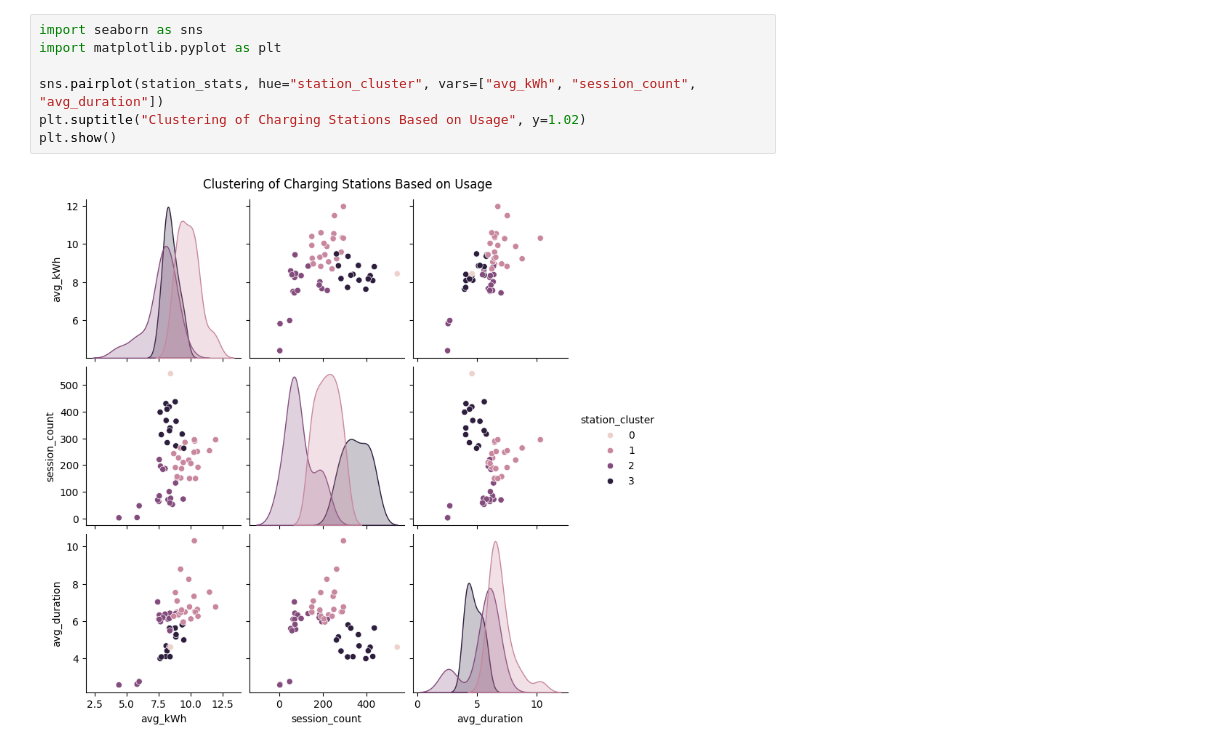
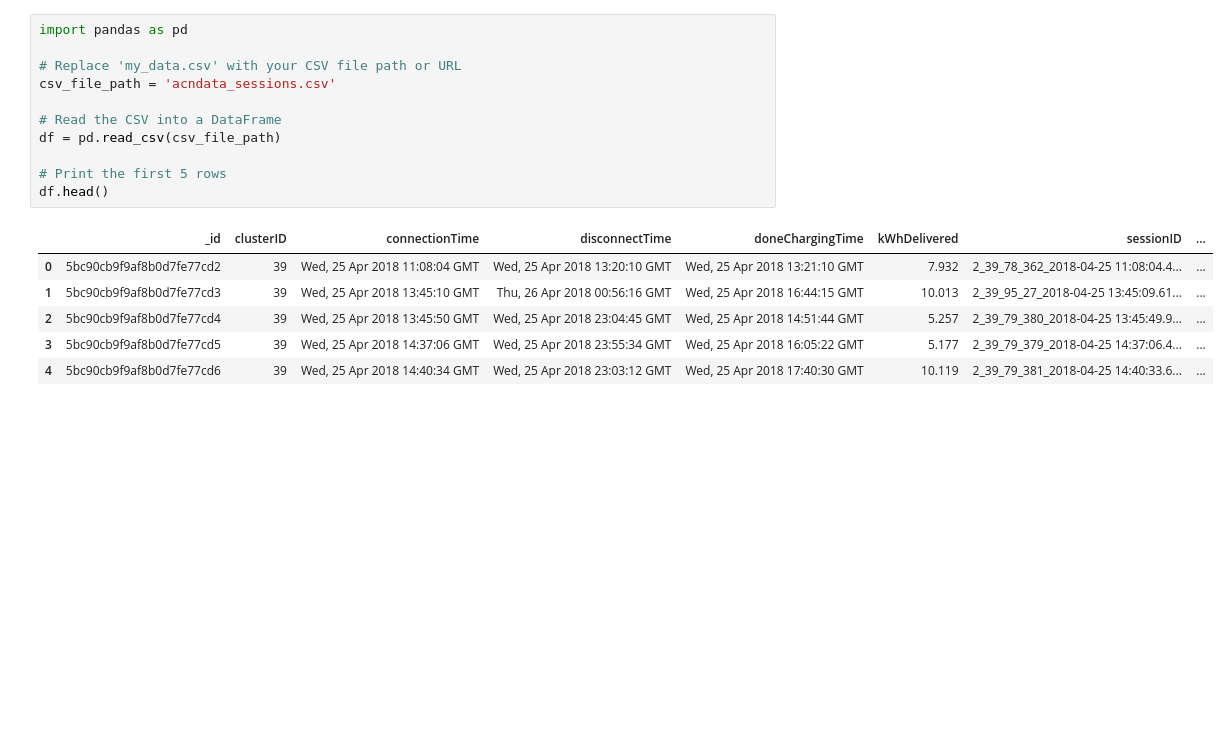
Before and after one commit to BartM37/ML_New, a Jupyter notebook: Method 2_ K-means Clustering.ipynb, the cells around one changed output. Cells and saved outputs as stored; diff of their text form; blank space fills up the shorter version.

```diff
--- a/Method 2_ K-means Clustering.ipynb
+++ b/Method 2_ K-means Clustering.ipynb
@@ -230,9 +1,18 @@ station_stats["station_cluster"] = kmeans_station.fit_predict(X_station_scaled)
-# %%
-import seaborn as sns
-import matplotlib.pyplot as plt
-
-sns.pairplot(station_stats, hue="station_cluster", vars=["avg_kWh", "session_count", "avg_duration"])
-plt.suptitle("Clustering of Charging Stations Based on Usage", y=1.02)
-plt.show()
-# %% [output]
-[figure, removed]
+# %%
+import pandas as pd
+
+# Replace 'my_data.csv' with your CSV file path or URL
+csv_file_path = 'acndata_sessions.csv'
+
+# Read the CSV into a DataFrame
+df = pd.read_csv(csv_file_path)
+
+# Print the first 5 rows
+df.head()
+# %% [output]
+|  | _id | clusterID | connectionTime | disconnectTime | doneChargingTime | kWhDelivered | sessionID | ... |
+| 0 | 5bc90cb9f9af8b0d7fe77cd2 | 39 | Wed, 25 Apr 2018 11:08:04 GMT | Wed, 25 Apr 2018 13:20:10 GMT | Wed, 25 Apr 2018 13:21:10 GMT | 7.932 | 2_39_78_362_2018-04-25 11:08:04.4... | ... |
+| 1 | 5bc90cb9f9af8b0d7fe77cd3 | 39 | Wed, 25 Apr 2018 13:45:10 GMT | Thu, 26 Apr 2018 00:56:16 GMT | Wed, 25 Apr 2018 16:44:15 GMT | 10.013 | 2_39_95_27_2018-04-25 13:45:09.61... | ... |
+| 2 | 5bc90cb9f9af8b0d7fe77cd4 | 39 | Wed, 25 Apr 2018 13:45:50 GMT | Wed, 25 Apr 2018 23:04:45 GMT | Wed, 25 Apr 2018 14:51:44 GMT | 5.257 | 2_39_79_380_2018-04-25 13:45:49.9... | ... |
+| 3 | 5bc90cb9f9af8b0d7fe77cd5 | 39 | Wed, 25 Apr 2018 14:37:06 GMT | Wed, 25 Apr 2018 23:55:34 GMT | Wed, 25 Apr 2018 16:05:22 GMT | 5.177 | 2_39_79_379_2018-04-25 14:37:06.4... | ... |
+| 4 | 5bc90cb9f9af8b0d7fe77cd6 | 39 | Wed, 25 Apr 2018 14:40:34 GMT | Wed, 25 Apr 2018 23:03:12 GMT | Wed, 25 Apr 2018 17:40:30 GMT | 10.119 | 2_39_79_381_2018-04-25 14:40:33.6... | ... |
```
Also changed, not shown: parts of 11 cells of this notebook, 1 other file.
